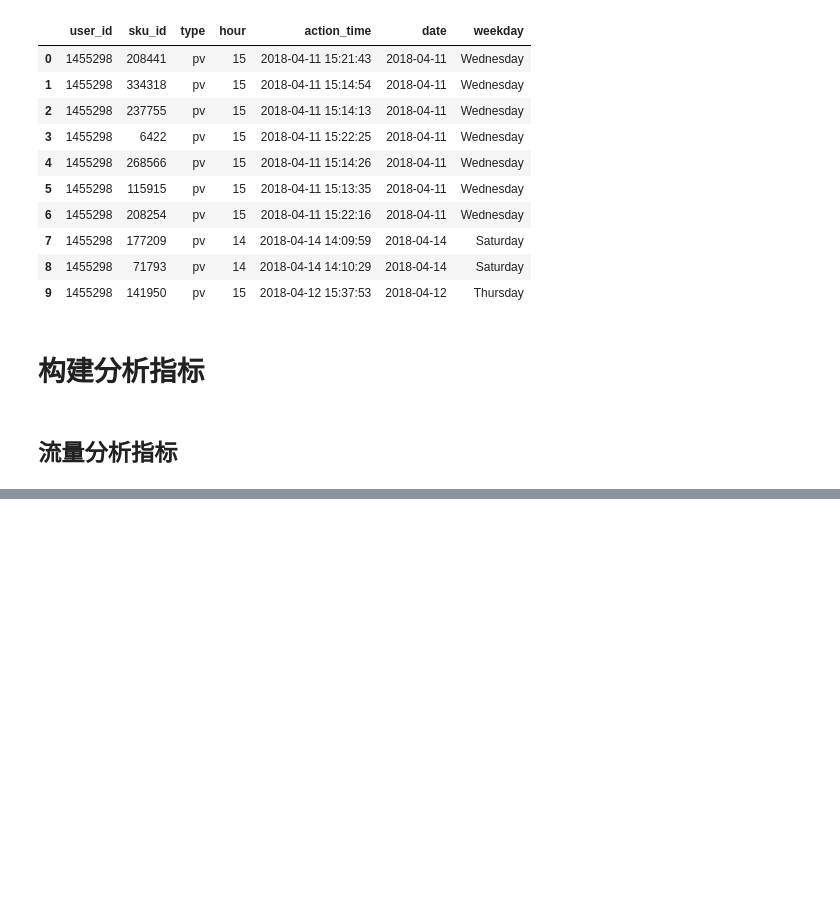
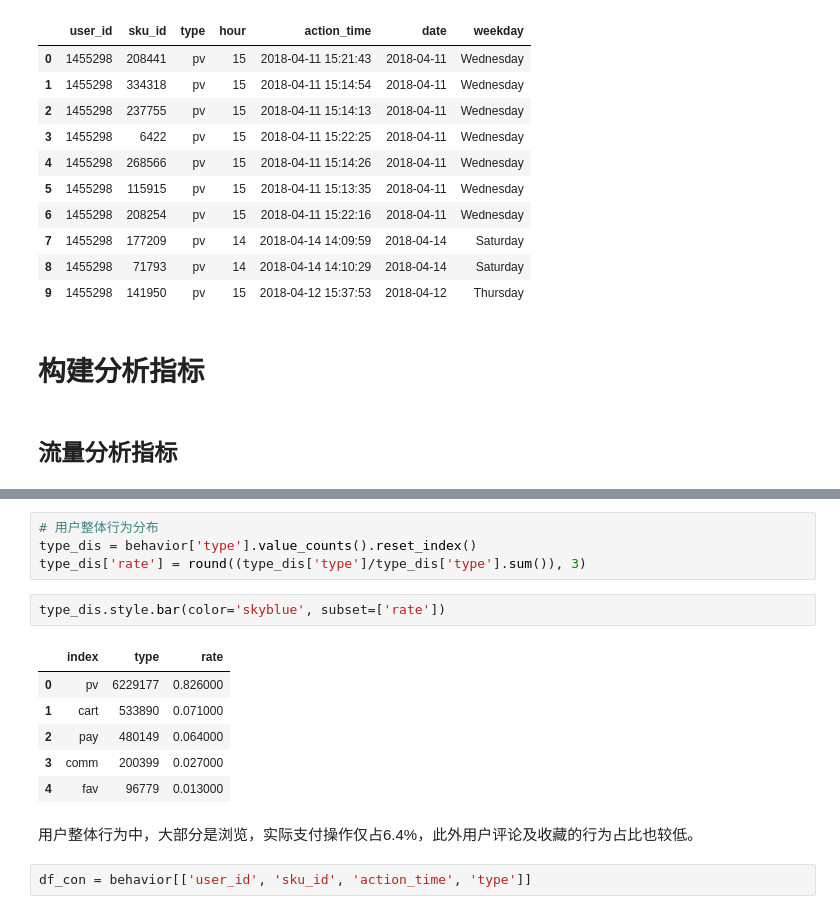
Before and after one commit to Gipbear/data-analysis, a Jupyter notebook: 数据分析实战/用户购物行为/用户购物行为分析.ipynb, the cells around one changed output, grey strips where cells are left out. Cells and saved outputs as stored; diff of their text form; blank space fills up the shorter version.

```diff
--- a/数据分析实战/用户购物行为/用户购物行为分析.ipynb
+++ b/数据分析实战/用户购物行为/用户购物行为分析.ipynb
@@ -207,0 +521,17 @@ print(mem_usage(data['action_time']))
+# %%
+# 用户整体行为分布
+type_dis = behavior['type'].value_counts().reset_index()
+type_dis['rate'] = round((type_dis['type']/type_dis['type'].sum()), 3)
+# %%
+type_dis.style.bar(color='skyblue', subset=['rate'])
+# %% [output]
+|  | index | type | rate |
+| 0 | pv | 6229177 | 0.826000 |
+| 1 | cart | 533890 | 0.071000 |
+| 2 | pay | 480149 | 0.064000 |
+| 3 | comm | 200399 | 0.027000 |
+| 4 | fav | 96779 | 0.013000 |
+# %% [markdown]
+用户整体行为中，大部分是浏览，实际支付操作仅占6.4%，此外用户评论及收藏的行为占比也较低。
+# %%
+df_con = behavior[['user_id', 'sku_id', 'action_time', 'type']]
```
Also changed, not shown: parts of 81 cells of this notebook.
